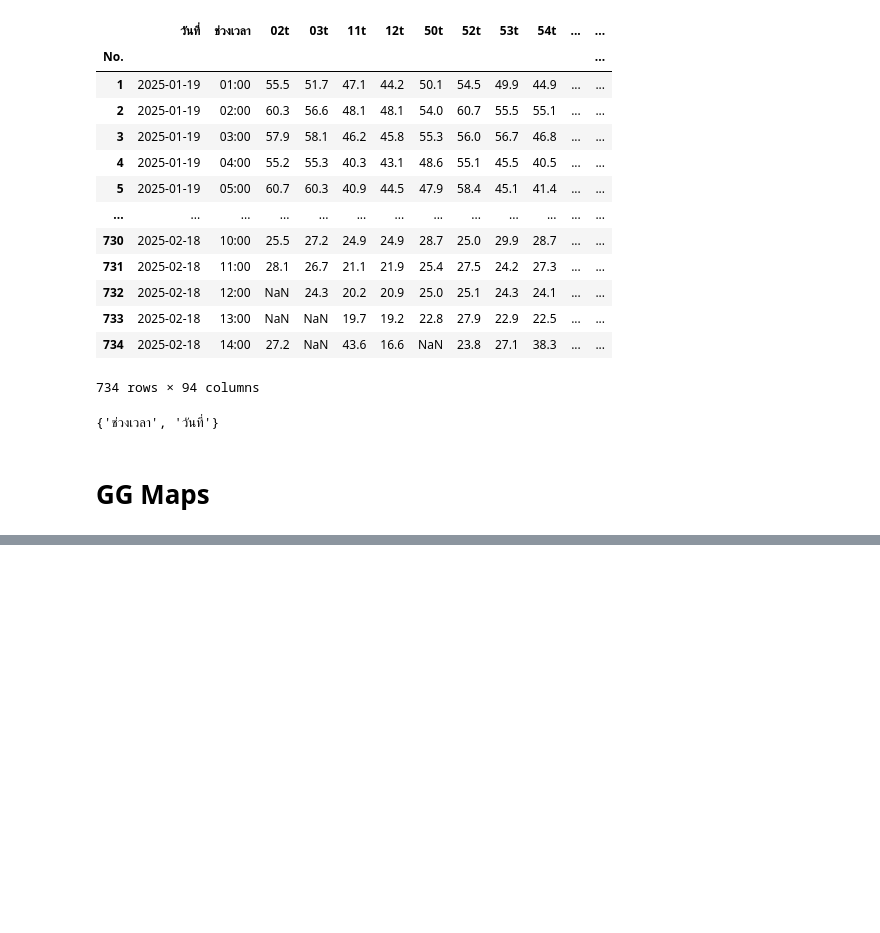
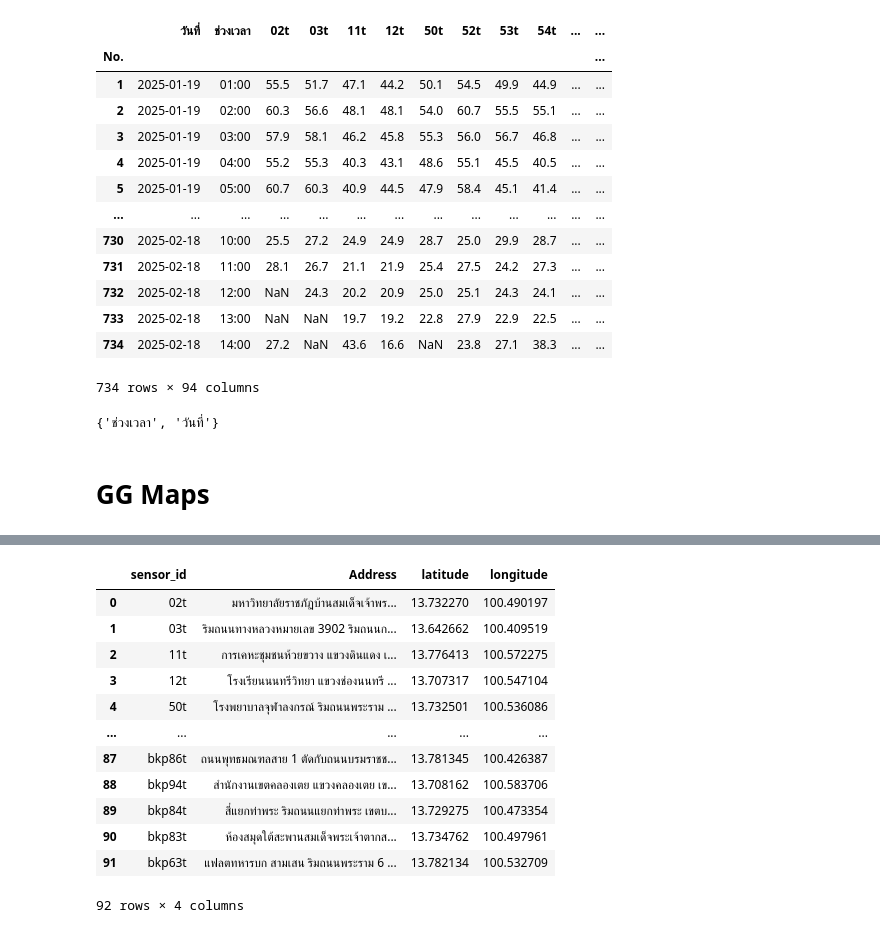
Before and after one commit to GemsLoveNLP/PM25, a Jupyter notebook: extract.ipynb, the cells around one changed output, grey strips where cells are left out. Cells and saved outputs as stored; diff of their text form; code cells hidden in the pictures; blank space fills up the shorter version.

Commit message:
add: lat/long

```diff
--- a/extract.ipynb
+++ b/extract.ipynb
@@ -190,0 +248,3 @@ print(df)
+# %%
+df = pd.read_csv("addr.csv", index_col="Unnamed: 0")
+df
@@ -190,0 +265,22 @@ print(df)
+# %%
+lat = [float(i.split(", ")[0]) for i in latlong.split("\n")]
+long = [float(i.split(", ")[1]) for i in latlong.split("\n")]
+# %%
+df["latitude"] = lat
+df["longitude"] = long
+df.rename(columns={"Code": "sensor_id"}, inplace=True)
+df
+# %% [output]
+|  | sensor_id | Address | latitude | longitude |
+| 0 | 02t | มหาวิทยาลัยราชภัฏบ้านสมเด็จเจ้าพร... | 13.732270 | 100.490197 |
+| 1 | 03t | ริมถนนทางหลวงหมายเลข 3902 ริมถนนก... | 13.642662 | 100.409519 |
+| 2 | 11t | การเคหะชุมชนห้วยขวาง แขวงดินแดง เ... | 13.776413 | 100.572275 |
+| 3 | 12t | โรงเรียนนนทรีวิทยา แขวงช่องนนทรี ... | 13.707317 | 100.547104 |
+| 4 | 50t | โรงพยาบาลจุฬาลงกรณ์ ริมถนนพระราม ... | 13.732501 | 100.536086 |
+| ... | ... | ... | ... | ... |
+| 87 | bkp86t | ถนนพุทธมณฑลสาย 1 ตัดกับถนนบรมราชช... | 13.781345 | 100.426387 |
+| 88 | bkp94t | สำนักงานเขตคลองเตย แขวงคลองเตย เข... | 13.708162 | 100.583706 |
+| 89 | bkp84t | สี่แยกท่าพระ ริมถนนแยกท่าพระ เขตบ... | 13.729275 | 100.473354 |
+| 90 | bkp83t | ห้องสมุดใต้สะพานสมเด็จพระเจ้าตากส... | 13.734762 | 100.497961 |
+| 91 | bkp63t | แฟลตทหารบก สามเสน ริมถนนพระราม 6 ... | 13.782134 | 100.532709 |
+92 rows × 4 columns
```
Also changed, not shown: parts of 4 cells of this notebook, 3 other files.
